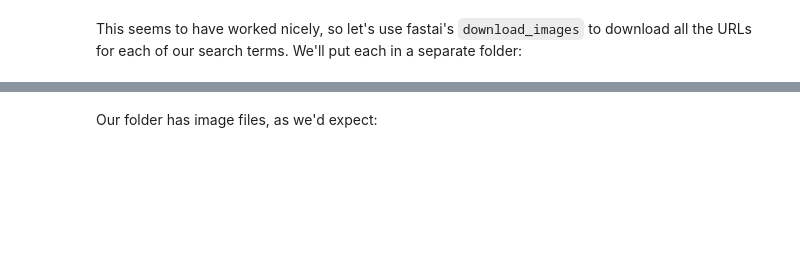
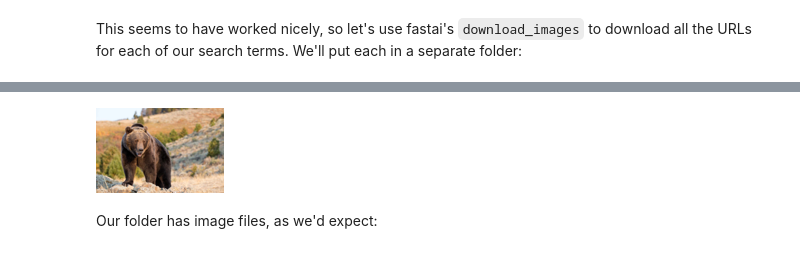
Before and after one commit to hmnshgpt455/OSSRH-67353, a Jupyter notebook: 02_production.ipynb, the cells around one changed output, grey strips where cells are left out. Saved outputs shown, nothing was run; the diff lists cells and outputs as text; code cells hidden in the pictures; blank space fills up the shorter version.

```diff
--- a/02_production.ipynb
+++ b/02_production.ipynb
@@ -259,3 +264,8 @@ KeyboardInterrupt:
+# %%
+im = Image.open('bears/grizzly/img_000.jpg')
+im.to_thumb(128,128)
+# %% [output]
+[figure, added]
 # %% [markdown]
 Our folder has image files, as we'd expect:
 # %%
```
Also changed, not shown: parts of 13 cells of this notebook.
